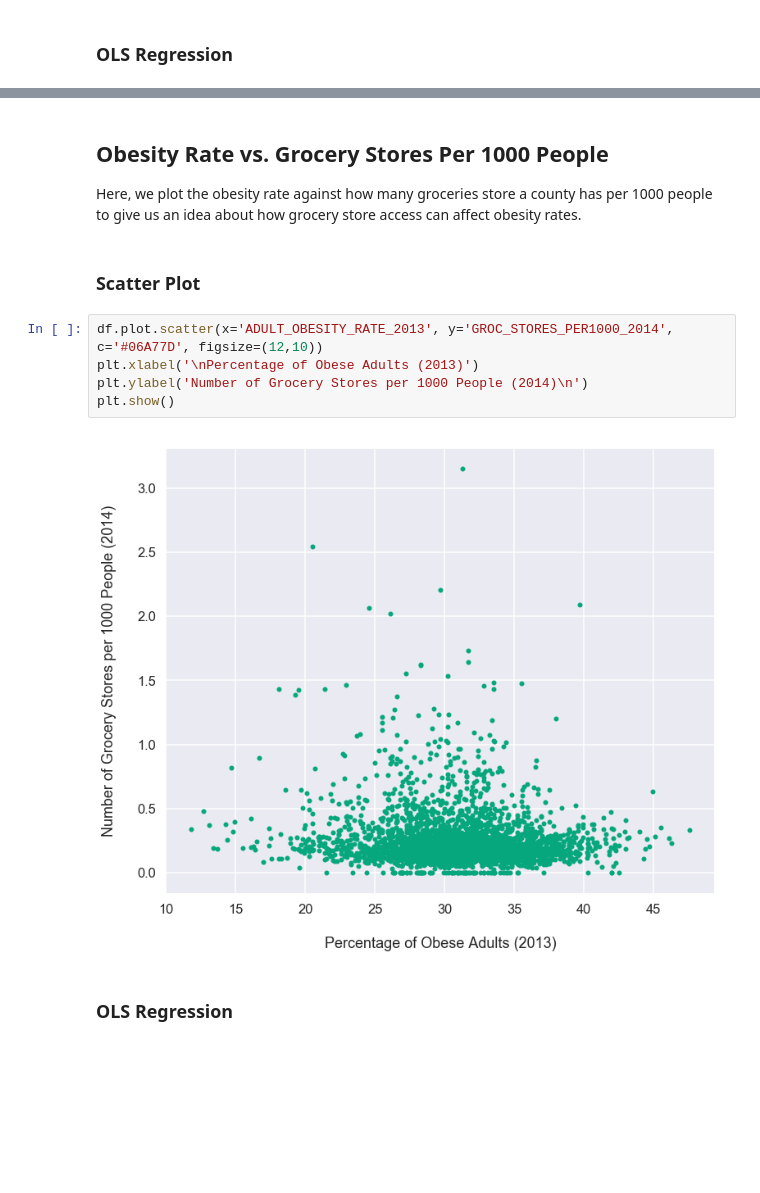
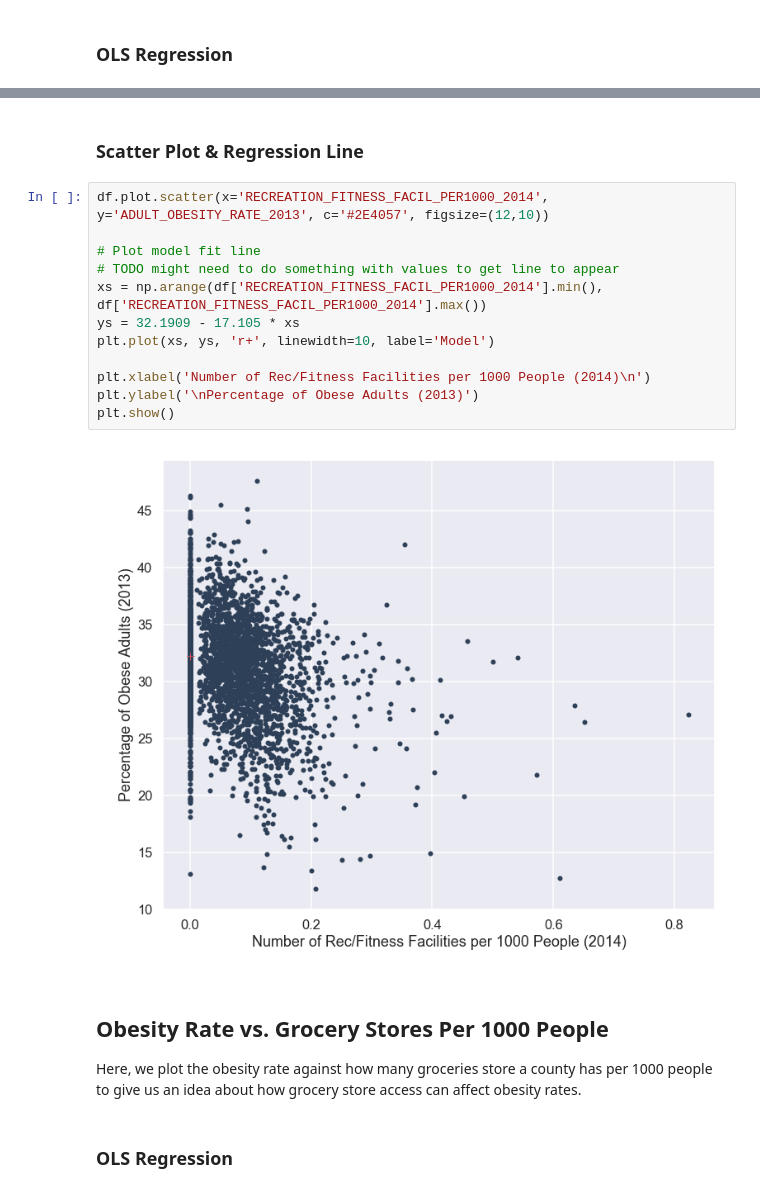
Before and after one commit to cwguan/COGS108-FinalProject, a Jupyter notebook: FinalProject.ipynb, the cells around one changed output, grey strips where cells are left out. Cells and saved outputs as stored; diff of their text form; blank space fills up the shorter version.

Commit message:
Fixed axes, added regression lines

```diff
--- a/FinalProject.ipynb
+++ b/FinalProject.ipynb
@@ -328,19 +311,26 @@ Covariance Type:                 nonrobust
 
 Warnings:
 [1] Standard Errors assume that the covariance matrix of the errors is correctly specified.
+# %% [markdown]
+### Scatter Plot & Regression Line
+# %%
+df.plot.scatter(x='RECREATION_FITNESS_FACIL_PER1000_2014', y='ADULT_OBESITY_RATE_2013', c='#2E4057', figsize=(12,10))
+
+# Plot model fit line
+# TODO might need to do something with values to get line to appear
+xs = np.arange(df['RECREATION_FITNESS_FACIL_PER1000_2014'].min(), df['RECREATION_FITNESS_FACIL_PER1000_2014'].max())
+ys = 32.1909 - 17.105 * xs
+plt.plot(xs, ys, 'r+', linewidth=10, label='Model')
+
+plt.xlabel('Number of Rec/Fitness Facilities per 1000 People (2014)\n')
+plt.ylabel('\nPercentage of Obese Adults (2013)')
+plt.show()
+# %% [output]
+[figure, added]
 # %% [markdown]
 ## Obesity Rate vs. Grocery Stores Per 1000 People
 
 Here, we plot the obesity rate against how many groceries store a county has per 1000 people to give us an idea about how grocery store access can affect obesity rates.
-# %% [markdown]
-### Scatter Plot
-# %%
-df.plot.scatter(x='ADULT_OBESITY_RATE_2013', y='GROC_STORES_PER1000_2014', c='#06A77D', figsize=(12,10))
-plt.xlabel('\nPercentage of Obese Adults (2013)')
-plt.ylabel('Number of Grocery Stores per 1000 People (2014)\n')
-plt.show()
-# %% [output]
-[figure, removed]
 # %% [markdown]
 ### OLS Regression
 # %%
```
Also changed, not shown: parts of 11 cells of this notebook.
